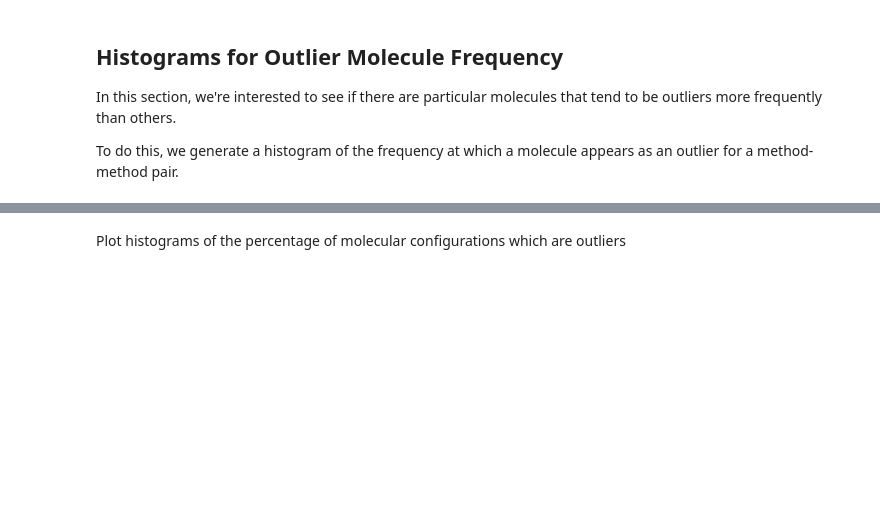
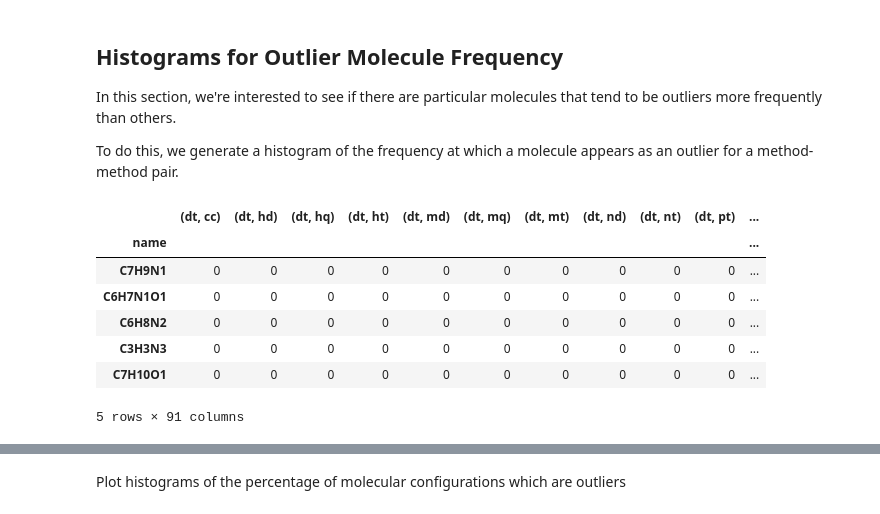
Before and after one commit to djyaron/summer22-analysis, a Jupyter notebook: outlier_analysis.ipynb, the cells around one changed output, grey strips where cells are left out. Saved outputs shown, nothing was run; the diff lists cells and outputs as text; code cells hidden in the pictures; blank space fills up the shorter version.

```diff
--- a/outlier_analysis.ipynb
+++ b/outlier_analysis.ipynb
@@ -117,8 +106,20 @@ In this section, we're interested to see if there are particular molecules that
 To do this, we generate a histogram of the frequency at which a molecule appears as an outlier for a method-method pair.
 # %%
 data = filtered_data_df.groupby(level=[0]).sum()
-
-
+data = data.sort_values(by=('td', 'nd'), ascending=False)
+# bar graph visualizations
 # Optionally order the molecules by the mean of the outlier count for each method-method pair
-data = data.loc[data.mean(axis="columns").sort_values(ascending=False).index, :]
+# data = data.loc[data.mean(axis="columns").sort_values(ascending=False).index, :]
+# %%
+data.head()
+# filtered_data_df.head()
+# %% [output]
+|  | (dt, cc) | (dt, hd) | (dt, hq) | (dt, ht) | (dt, md) | (dt, mq) | (dt, mt) | (dt, nd) | (dt, nt) | (dt, pt) | ... |
+| name |  |  |  |  |  |  |  |  |  |  | ... |
+| C7H9N1 | 0 | 0 | 0 | 0 | 0 | 0 | 0 | 0 | 0 | 0 | ... |
+| C6H7N1O1 | 0 | 0 | 0 | 0 | 0 | 0 | 0 | 0 | 0 | 0 | ... |
+| C6H8N2 | 0 | 0 | 0 | 0 | 0 | 0 | 0 | 0 | 0 | 0 | ... |
+| C3H3N3 | 0 | 0 | 0 | 0 | 0 | 0 | 0 | 0 | 0 | 0 | ... |
+| C7H10O1 | 0 | 0 | 0 | 0 | 0 | 0 | 0 | 0 | 0 | 0 | ... |
+5 rows × 91 columns
 # %%
```
Also changed, not shown: parts of 10 cells of this notebook, 2 other files.
